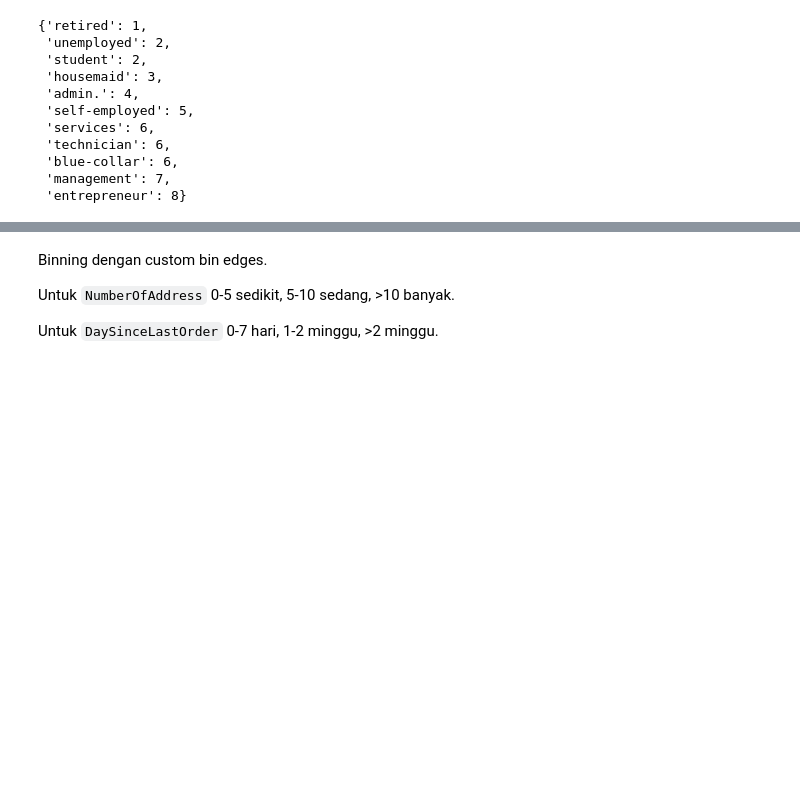
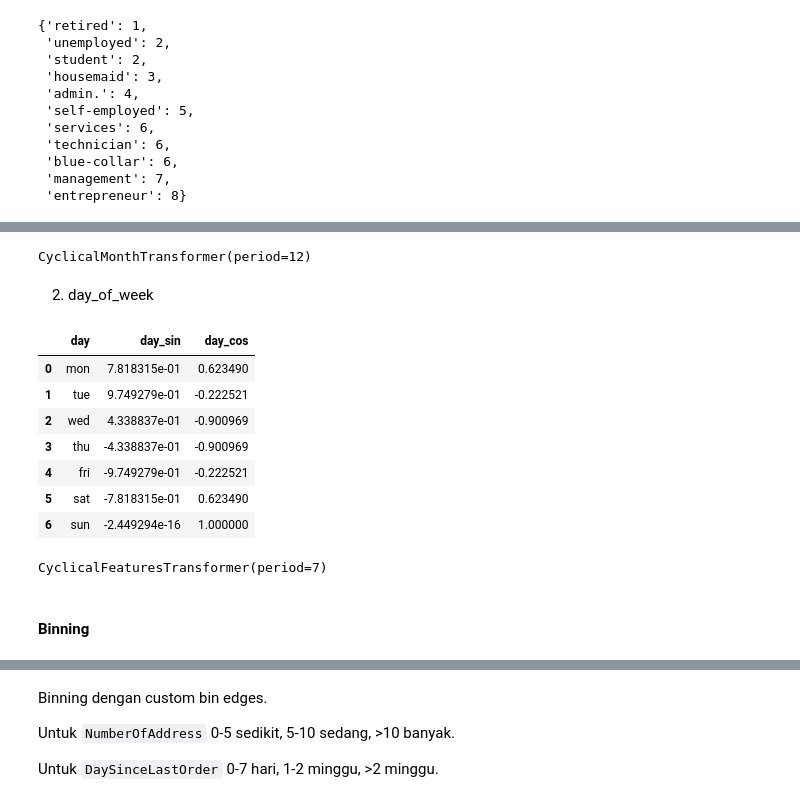
Before and after one commit to robbenrba/finalProject, a Jupyter notebook: finalProject_RobertoB_GrettyM_final.ipynb, the cells around one changed output, grey strips where cells are left out. Saved outputs shown, nothing was run; the diff lists cells and outputs as text; code cells hidden in the pictures; blank space fills up the shorter version.

```diff
--- a/finalProject_RobertoB_GrettyM_final.ipynb
+++ b/finalProject_RobertoB_GrettyM_final.ipynb
@@ -560 +597,77 @@ Cyclical :
+# %%
+class CyclicalMonthTransformer(BaseEstimator, TransformerMixin):
+    def __init__(self, period):
+        self.period = period
+
+    def fit(self, X, y=None):
+        return self
+
+    def transform(self, X, y=None):
+        X = X.copy()
+        X_sin = np.sin(2 * np.pi * X / self.period)
+        X_cos = np.cos(2 * np.pi * X / self.period)
+        return np.hstack([X_sin, X_cos])
+
+# Example usage with months of the year
+dfMonth = pd.DataFrame({
+    'month_num': [1, 2, 3, 4, 5, 6, 7, 8, 9, 10, 11, 12]  # Assuming months are encoded as 1 (Jan) to 12 (Dec)
+})
+
+# Create an instance of the transformer for a yearly period (12 months)
+month_transformer = CyclicalMonthTransformer(period=12)
+month_transformer
+# %% [output]
+CyclicalMonthTransformer(period=12)
+# %% [markdown]
+2. day_of_week
+# %%
+dfWeek = pd.DataFrame({
+    'day': ['mon', 'tue', 'wed', 'thu', 'fri', 'sat', 'sun']
+})
+
+# Convert day names to numerical values
+day_map = {'mon': 1, 'tue': 2, 'wed': 3, 'thu': 4, 'fri': 5, 'sat': 6, 'sun': 7}
+dfWeek['day_num'] = dfWeek['day'].map(day_map)
+
+# Apply sine and cosine transformations
+dfWeek['day_sin'] = np.sin(2 * np.pi * dfWeek['day_num'] / 7)
+dfWeek['day_cos'] = np.cos(2 * np.pi * dfWeek['day_num'] / 7)
+
+# Drop the original day_num column if not needed
+dfWeek.drop(columns=['day_num'])
+# %% [output]
+|  | day | day_sin | day_cos |
+| 0 | mon | 7.818315e-01 | 0.623490 |
+| 1 | tue | 9.749279e-01 | -0.222521 |
+| 2 | wed | 4.338837e-01 | -0.900969 |
+| 3 | thu | -4.338837e-01 | -0.900969 |
+| 4 | fri | -9.749279e-01 | -0.222521 |
+| 5 | sat | -7.818315e-01 | 0.623490 |
+| 6 | sun | -2.449294e-16 | 1.000000 |
+# %%
+class CyclicalDayWeekTransformer(BaseEstimator, TransformerMixin):
+    def __init__(self, period):
+        self.period = period
+
+    def fit(self, X, y=None):
+        return self
+
+    def transform(self, X, y=None):
+        X = X.copy()
+        X_sin = np.sin(2 * np.pi * X / self.period)
+        X_cos = np.cos(2 * np.pi * X / self.period)
+        return np.hstack([X_sin, X_cos])
+
+# Example usage with days of the week
+dfWeek = pd.DataFrame({
+    'day_num': [1, 2, 3, 4, 5, 6, 7]  # Assuming days are encoded as 1 (Mon) to 7 (Sun)
+})
+
+# Create an instance of the transformer for a weekly period (7 days)
+day_week_transformer = CyclicalDayWeekTransformer(period=7)
+day_week_transformer
+# %% [output]
+CyclicalFeaturesTransformer(period=7)
+# %% [markdown]
+#### Binning
 # %% [markdown]
```
Also changed, not shown: parts of 12 cells of this notebook.
